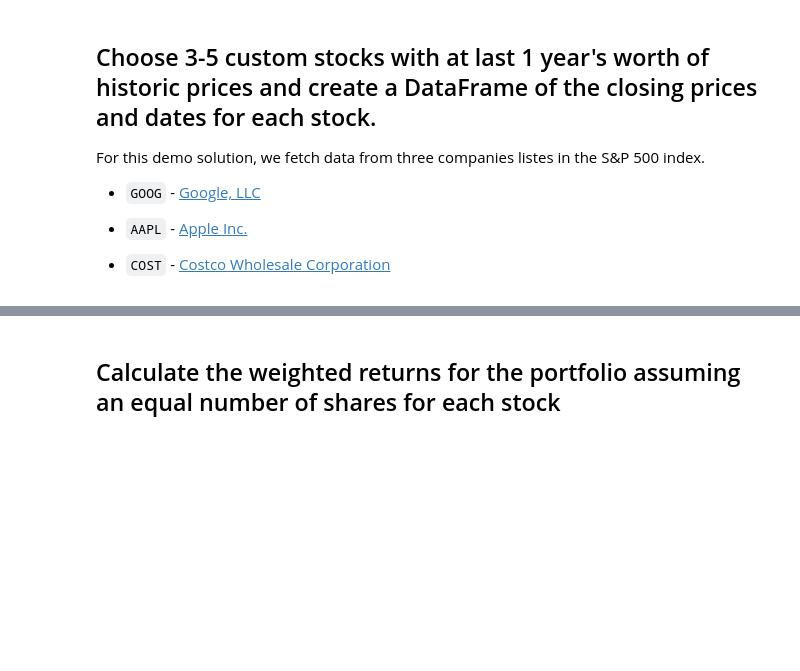
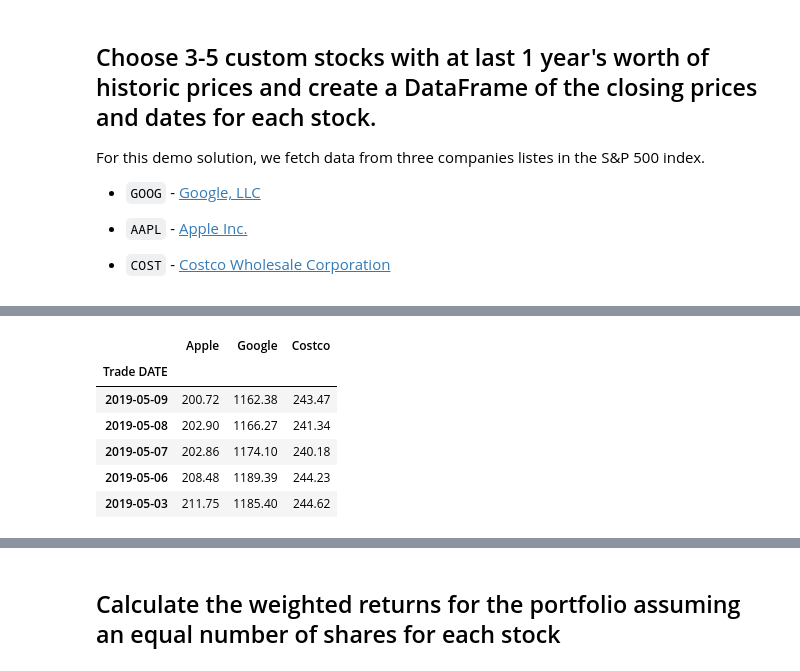
Before and after one commit to aquad789/HW3, a Jupyter notebook: whale_analysis_new.ipynb, the cells around one changed output, grey strips where cells are left out. Cells and saved outputs as stored; diff of their text form; code cells hidden in the pictures; blank space fills up the shorter version.

```diff
--- a/whale_analysis_new.ipynb
+++ b/whale_analysis_new.ipynb
@@ -266,7 +394,7 @@ For this demo solution, we fetch data from three companies listes in the S&P 500
 * `COST` - [Costco Wholesale Corporation](https://en.wikipedia.org/wiki/Costco)
 # %%
 # Reading data from 1st stock
-apple_history_path = Path("Resources/aapl_historical.csv")
+apple_history_path = Path("aapl_historical.csv")
 apple_history = pd.read_csv(apple_history_path, index_col='Trade DATE', infer_datetime_format=True, parse_dates=True)
 apple_history.rename(columns={'NOCP':'Apple'},inplace=True)
 apple_history.drop(columns=['Symbol'],inplace=True)
@@ -274,6 +410,6 @@ apple_history.head(5)
 # %%
 # Reading data from 2nd stock
-google_history_path = Path("Resources/goog_historical.csv")
+google_history_path = Path("goog_historical.csv")
 google_history = pd.read_csv(google_history_path, index_col='Trade DATE', infer_datetime_format=True, parse_dates=True)
 google_history.rename(columns={'NOCP':'Google'},inplace=True)
 google_history.drop(columns=['Symbol'],inplace=True)
@@ -281,6 +425,6 @@ google_history.head(5)
 # %%
 # Reading data from 3rd stock
-costco_history_path = Path("Resources/cost_historical.csv")
+costco_history_path = Path("cost_historical.csv")
 costco_history = pd.read_csv(costco_history_path, index_col='Trade DATE', infer_datetime_format=True, parse_dates=True)
 costco_history.rename(columns={'NOCP':'Costco'},inplace=True)
 costco_history.drop(columns=['Symbol'],inplace=True)
@@ -288,4 +440,14 @@ costco_history.head(5)
 # %%
 # Combine all stocks in a single DataFrame
+mystocks_history = pd.concat([apple_history, google_history, costco_history], axis="columns", join="inner")
+mystocks_history.head(5)
+# %% [output]
+|  | Apple | Google | Costco |
+| Trade DATE |  |  |  |
+| 2019-05-09 | 200.72 | 1162.38 | 243.47 |
+| 2019-05-08 | 202.90 | 1166.27 | 241.34 |
+| 2019-05-07 | 202.86 | 1174.10 | 240.18 |
+| 2019-05-06 | 208.48 | 1189.39 | 244.23 |
+| 2019-05-03 | 211.75 | 1185.40 | 244.62 |
 # %%
 # Reset Date index
```
Also changed, not shown: parts of 33 cells of this notebook, 4 other files.
